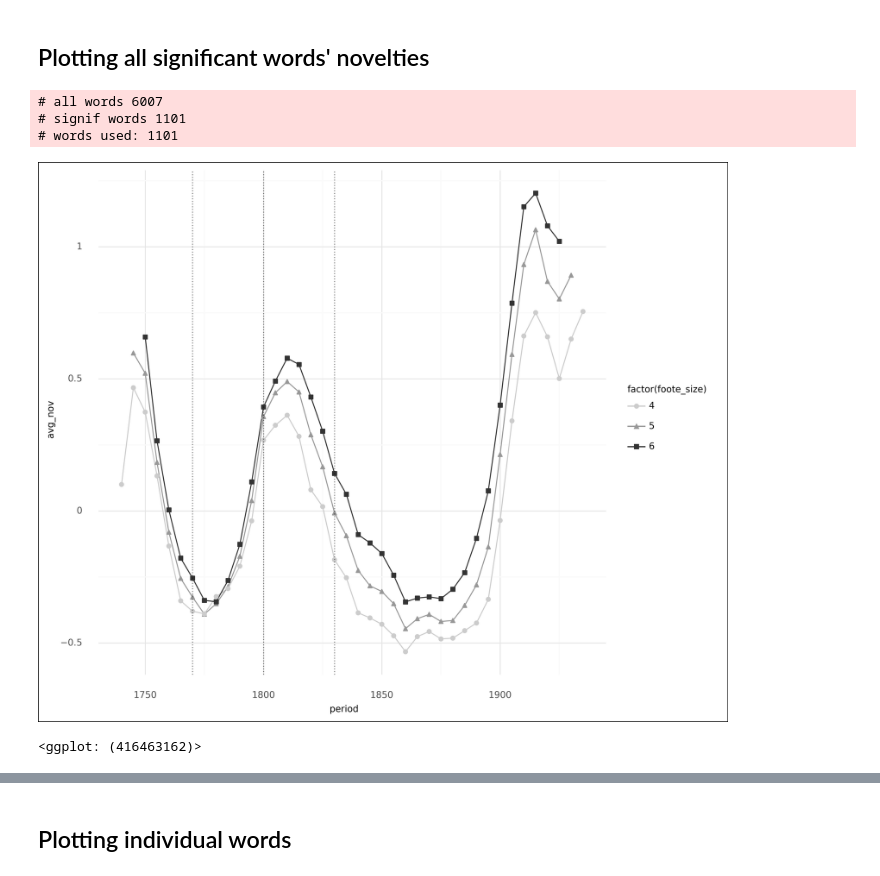
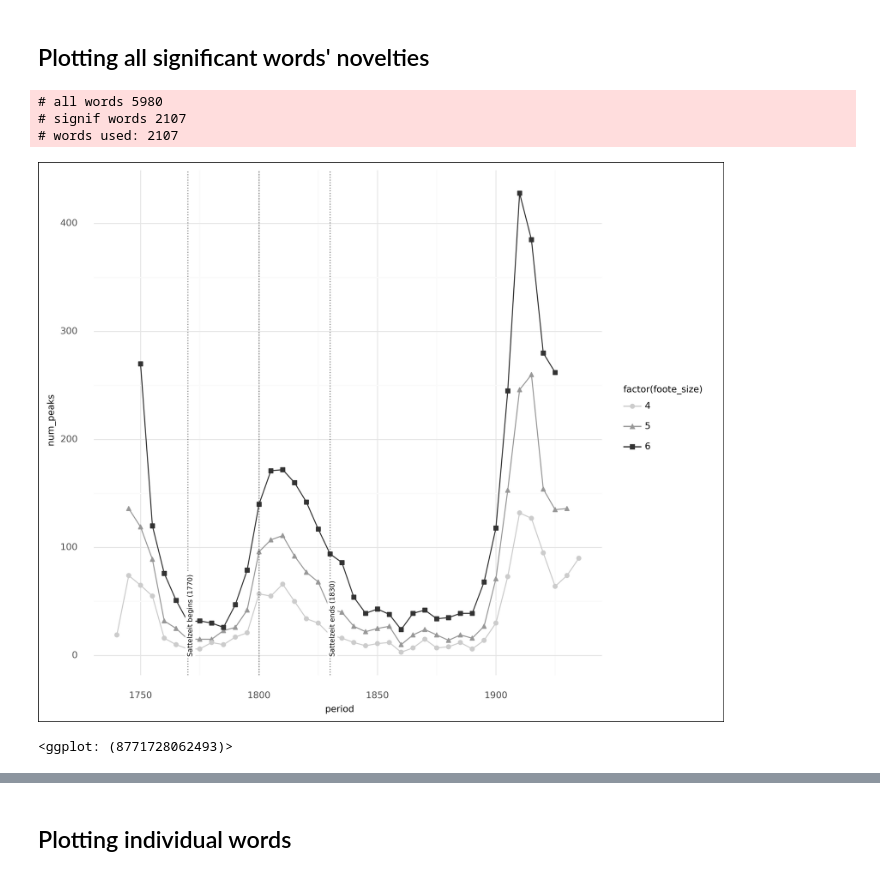
Before and after one commit to quadrismegistus/koselleck, a Jupyter notebook: koselleck/novelty/novelty.ipynb, the cells around one changed output, grey strips where cells are left out. Cells and saved outputs as stored; diff of their text form; code cells hidden in the pictures.

```diff
--- a/koselleck/novelty/novelty.ipynb
+++ b/koselleck/novelty/novelty.ipynb
@@ -72,34 +84,6 @@ get_novelty('virtue,value',by_word=True)
 # %%
 # nov_all_mean=get_novelty(by_word=False)
 # nov_all_mean
-# %%
-def get_all_novelty_scores(ifnfn=FN_NOV_ALL_BYWORD,
-                           by_foote_size=False, min_foote_size=4, max_foote_size=6):
-    global DFALLNOV
-    if DFALLNOV is not None:
-        odf=DFALLNOV
-    elif not os.path.exists(ifnfn):
-        print(f'Generating novelty scores, saving to {ifnfn}')
-        DFALLNOV = odf = nov_all_byword = get_novelty(by_word=True,progress=True,num_proc=1)
-        nov_all_byword.to_pickle(FN_NOV_ALL_BYWORD)
-    else:
-        print(f'Loading novelty scores from {ifnfn}')
-        DFALLNOV=odf=read_df(ifnfn)
-
-    odf = odf.query(f'foote_novelty!=0 & {min_foote_size}<=foote_size<={max_foote_size}')
-    odf = pd.concat(
-        grp.assign(
-            foote_novelty_z=(grp.foote_novelty - grp.foote_novelty.mean()) / grp.foote_novelty.std()
-        )
-        for i,grp in odf.groupby('foote_size')
-    )
-    if not by_foote_size:
-        odf=odf.groupby(['word','period']).mean().drop('foote_size',1).reset_index()
-    else:
-        odf['foote_size']=odf.foote_size.apply(int)
-
-    #odf=odf.query('period<1900')
-    return odf
 # %%
 get_all_novelty_scores(by_foote_size=True)
 # %% [output]
@@ -406,7 +177,7 @@ def plot_novelty_by_foote_size(p_peak=0.01,min_peaks=1,rolling=2, ymin=-1, nudge
     fig=start_fig(
         figdf,
         x='period',
-        y='avg_nov',
+        y='num_peaks',
 #         size='num_peaks',
         color='factor(foote_size)',
 #         linetype='factor(foote_size)',
@@ -422,11 +193,11 @@ def plot_novelty_by_foote_size(p_peak=0.01,min_peaks=1,rolling=2, ymin=-1, nudge
     fig+=p9.geom_label(label='Sattelzeit ends (1830)',x=1830+nudge_x,y=ymin,angle=90,size=labsize,color='black',va='bottom',boxcolor=(0,0,0,0))
     return fig
 # %%
-plot_novelty_by_foote_size(rolling=1, p_peak=.05, min_peaks=2)#, words={'culture'})
+plot_novelty_by_foote_size(rolling=1, p_peak=.01, min_peaks=1)#, words={'culture'})
 # %% [output]
-# all words 6007
-# signif words 1101
-# words used: 1101
+# all words 5980
+# signif words 2107
+# words used: 2107
-[figure, old version]
+[figure, new version]
-<ggplot: (416463162)>
+<ggplot: (8771728062493)>
 # %%
```
Also changed, not shown: parts of 13 cells of this notebook, 8 other files.
